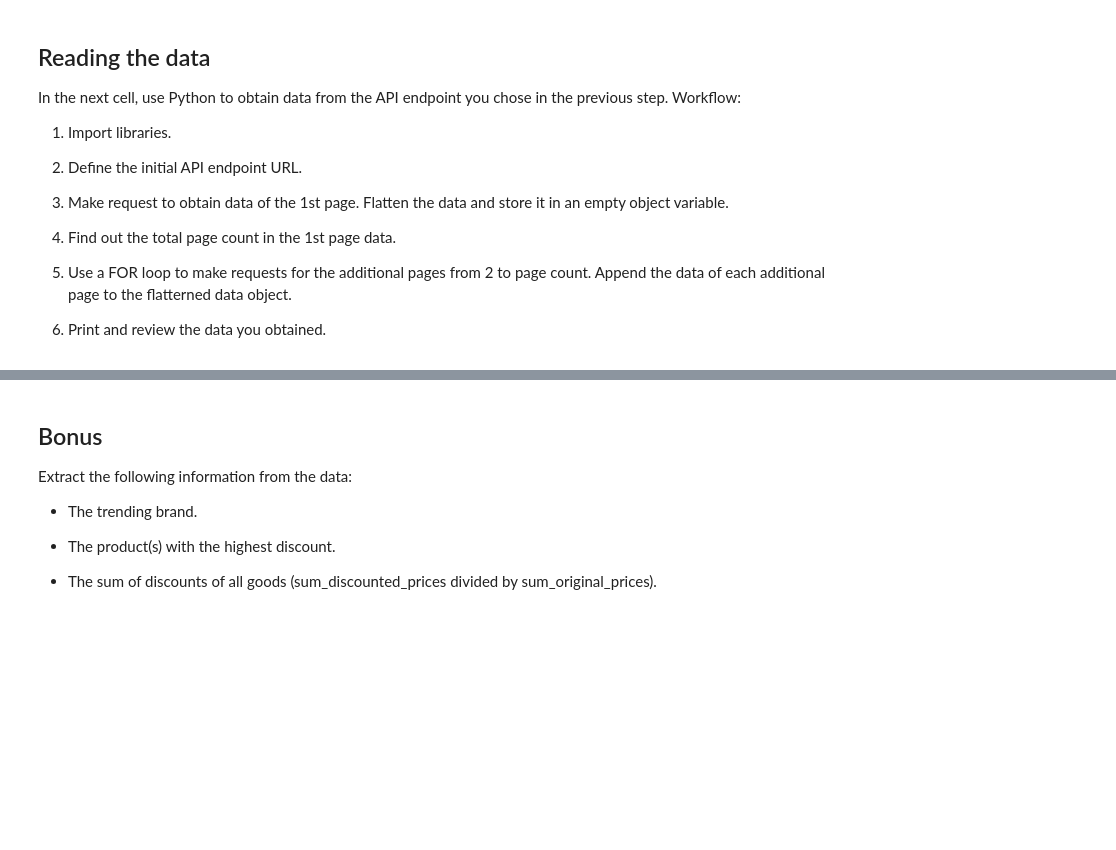
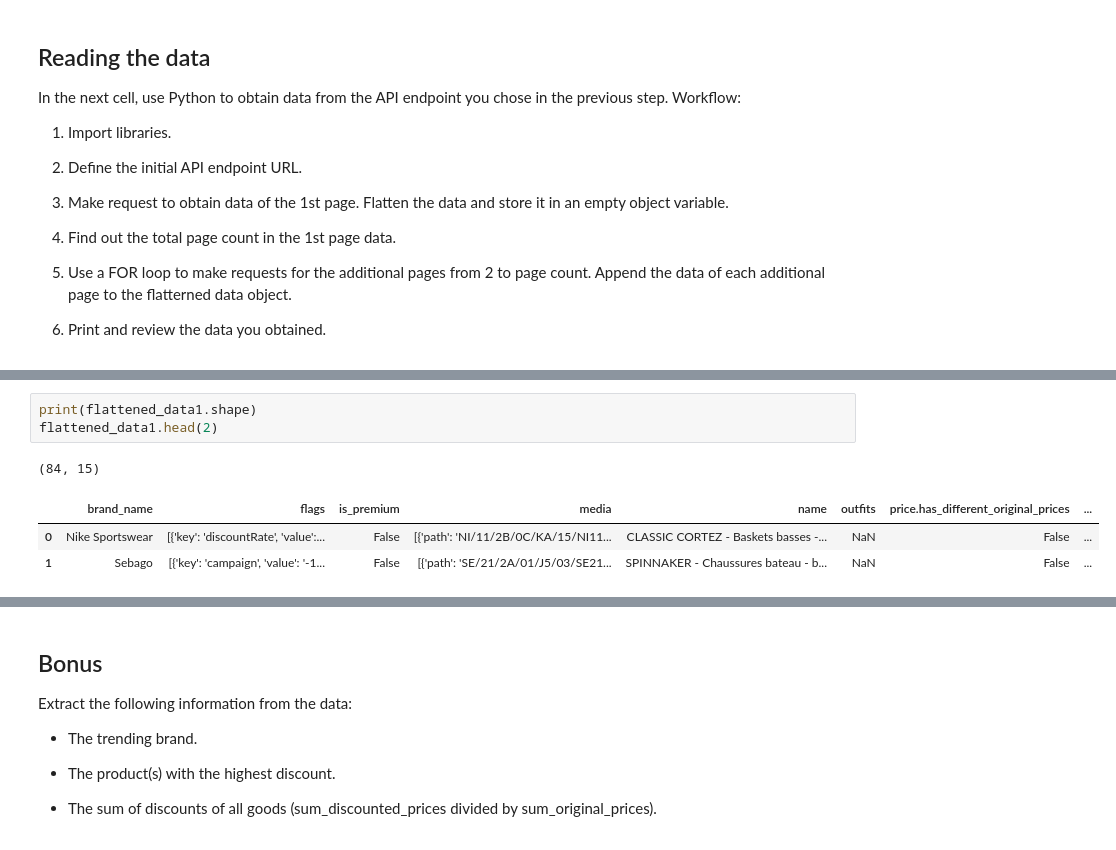
Before and after one commit to ta-datapt-bcn/lab-parsing-API-data, a Jupyter notebook: your-code/main.ipynb, the cells around one changed output, grey strips where cells are left out. Drawn from its saved outputs; the diff is of its cells as text; blank space fills up the shorter version.

```diff
--- a/your-code/main.ipynb
+++ b/your-code/main.ipynb
@@ -37,0 +88,8 @@ In the next cell, use Python to obtain data from the API endpoint you chose in t
+# %%
+print(flattened_data1.shape)
+flattened_data1.head(2)
+# %% [output]
+(84, 15)
+|  | brand_name | flags | is_premium | media | name | outfits | price.has_different_original_prices | ... |
+| 0 | Nike Sportswear | [{'key': 'discountRate', 'value':... | False | [{'path': 'NI/11/2B/0C/KA/15/NI11... | CLASSIC CORTEZ - Baskets basses -... | NaN | False | ... |
+| 1 | Sebago | [{'key': 'campaign', 'value': '-1... | False | [{'path': 'SE/21/2A/01/J5/03/SE21... | SPINNAKER - Chaussures bateau - b... | NaN | False | ... |
```
Also changed, not shown: parts of 20 cells of this notebook.
